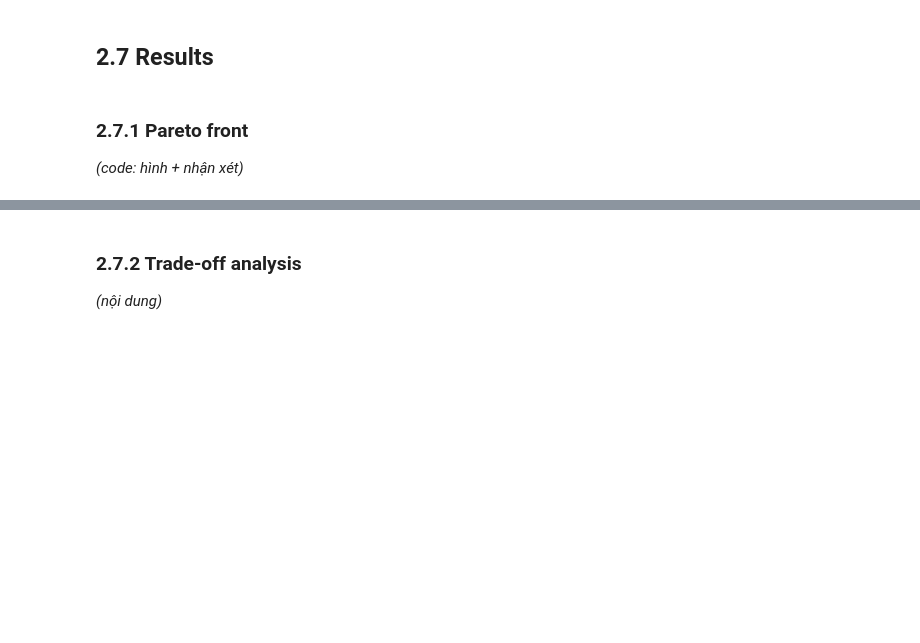
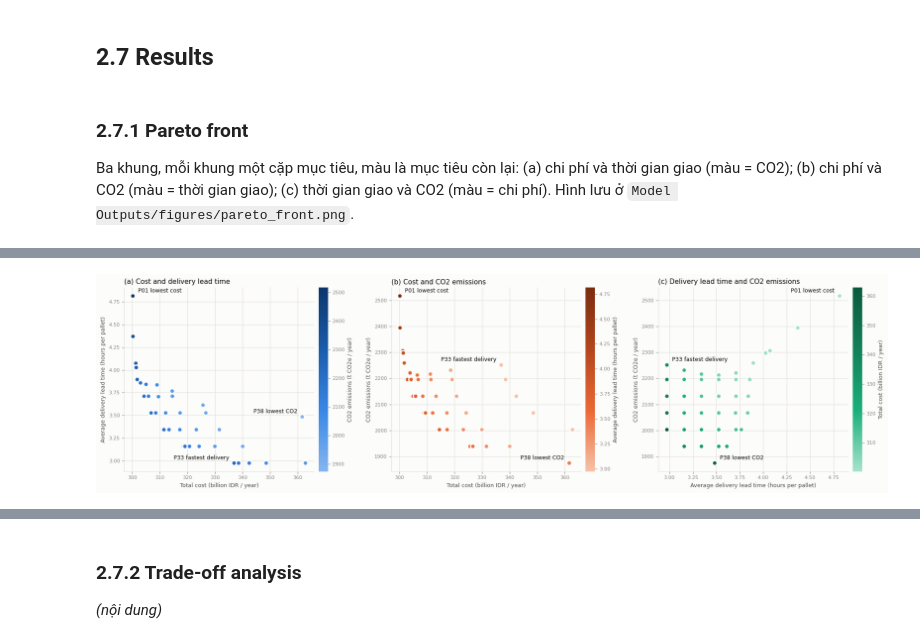
Before and after one commit to phucvoftu2/KLTN-, a Jupyter notebook: Coding notebook/Multi-Objective Optimization.ipynb, the cells around one changed output, grey strips where cells are left out. Cells and saved outputs as stored; diff of their text form; code cells hidden in the pictures; blank space fills up the shorter version.

```diff
--- a/Coding notebook/Multi-Objective Optimization.ipynb
+++ b/Coding notebook/Multi-Objective Optimization.ipynb
@@ -338,8 +416,8 @@ m.Y = pyo.Var(m.J_dec, domain=pyo.Binary)                                # mở
 m.T = pyo.Var(m.A_tr, domain=pyo.NonNegativeReals)                       # pallet/năm kho -> kho
 m.X = pyo.Var(m.A_lm, domain=pyo.NonNegativeReals)                       # pallet/năm kho -> khách
 
-def mo(j):                                                               # Y_j, riêng NDC luôn = 1
-    return 1 if j == NDC else m.Y[j]
+def mo(j):                                                               # Y_j, riêng NDC và RDC luôn = 1
+    return 1 if j in J_FIXED else m.Y[j]
 
 # Lượng xuất khỏi kho j = chở sang kho khác + giao cho khách
 m.Xuat = pyo.Expression(m.J, rule=lambda m, j: sum(m.T[j, l] for l in ra_tr[j]) + sum(m.X[j, k] for k in ra_lm[j]))
@@ -547,7 +640,10 @@ CO2 / pallet (kg): transfer trung vị 29.3 | last-mile trung vị 88.8
 # %%
 # ===== 2.4.1 ĐÁP ỨNG CẦU =====
-# Mỗi nhóm khách k nhận đúng d_k pallet/năm, cộng từ mọi kho giao tới
-m.Cau = pyo.Constraint(m.K, rule=lambda m, k: sum(m.X[j, k] for j in vao_k[k]) == m.d[k])
+# Mỗi nhóm khách k nhận ÍT NHẤT d_k pallet/năm, cộng từ mọi kho giao tới (vao_k[k] = các kho có tuyến tới k)
+# Dùng ">=": giao dư chỉ làm tăng chi phí và CO2, nên nghiệm tối ưu vẫn giao đúng d_k (ô 2.5.1 kiểm tra lại)
+if hasattr(m, "Cau"):
+    m.del_component(m.Cau)                                               # xoá ràng buộc cũ nếu chạy lại ô này
+m.Cau = pyo.Constraint(m.K, rule=lambda m, k: sum(m.X[j, k] for j in vao_k[k]) >= m.d[k])
 print(f"Ràng buộc cầu: {len(m.Cau):,}")
 # %% [output]
 Ràng buộc cầu: 3,346
@@ -577,7 +720,7 @@ gioi_han = {j: min(cap[j], TONG_CAU * 1.5) for j in J}                   # ×1.5
 m.SucChua = pyo.Constraint(m.J, rule=lambda m, j: m.Xuat[j] <= gioi_han[j] * mo(j))
 
 # (b) Ràng buộc chặt hơn (giúp solver giải nhanh, không đổi kết quả): kho đóng thì không giao cho khách
-m.GiaoKhiMo = pyo.Constraint([a for a in A_lm if a[0] != NDC],
+m.GiaoKhiMo = pyo.Constraint([a for a in A_lm if a[0] in J_dec],
                              rule=lambda m, j, k: m.X[j, k] <= m.d[k] * m.Y[j])
 print(f"Ràng buộc sức chứa: {len(m.SucChua):,} | giao-khi-mở: {len(m.GiaoKhiMo):,}")
 # %% [output]
@@ -621,12 +875,12 @@ for ten, e in [("Thuê kho", m.C_thue), ("Chở kho->kho", m.C_transfer), ("Ch
                ("Handling", m.C_handling), ("TỔNG f1", m.f1)]:
     print(f"{ten:16s}: {pyo.value(e):>10,.2f} tỷ IDR/năm")
 if hasattr(m, "f2"):
-    print(f"{'f2 (giao trễ)':16s}: {pyo.value(m.f2):>10,.0f} pallet/năm ({pyo.value(m.f2) / d.sum():.1%} cầu)")
+    print(f"{'f2 (ngày giao)':16s}: {pyo.value(m.f2):>10,.3f} ngày/pallet (trung bình)")
 if hasattr(m, "f3"):
     print(f"{'f3 (CO2)':16s}: {pyo.value(m.f3):>10,.0f} tấn CO2e/năm")
 
 # --- Kho mở ---
-mo_kho = [NDC] + [j for j in J_dec if pyo.value(m.Y[j]) > 0.5]
+mo_kho = J_FIXED + [j for j in J_dec if pyo.value(m.Y[j]) > 0.5]
 ket_qua = pd.DataFrame({"Mo": [j in mo_kho for j in J], "Xuat": [pyo.value(m.Xuat[j]) for j in J]}, index=J)
 ket_qua = ket_qua.join(fac[["FacilityType", "MainIsland"]]).join(cap)
 ket_qua["Dung_suc_chua"] = ket_qua["Xuat"] / ket_qua["CapYear"]         # % sức chứa đã dùng
@@ -713,4 +1417,61 @@ Tuyến kho -> kho có hàng đi: 35 | trong đó tuyến ước lượng: 0
 # %% [markdown]
 ### 2.7.1 Pareto front
 
-*(code: hình + nhận xét)*
+Ba khung, mỗi khung một cặp mục tiêu, màu là mục tiêu còn lại: (a) chi phí và thời gian giao (màu = CO2); (b) chi phí và CO2 (màu = thời gian giao); (c) thời gian giao và CO2 (màu = chi phí). Hình lưu ở `Model Outputs/figures/pareto_front.png`.
+# %%
+# ===== 2.7.1 HÌNH ĐƯỜNG PARETO =====
+# 3 khung, mỗi khung 1 cặp mục tiêu, màu = mục tiêu còn lại:
+#   (a) chi phí - thời gian giao, màu = CO2 | (b) chi phí - CO2, màu = thời gian giao | (c) thời gian giao - CO2, màu = chi phí
+# Chữ trong hình bằng tiếng Anh để đưa thẳng vào luận văn
+import matplotlib.pyplot as plt
+from matplotlib.colors import LinearSegmentedColormap
+
+pareto = pd.read_parquet(OUT / "pareto.parquet")                         # tập Pareto đã lưu ở 2.6.4
+print(pareto[["PhuongAn", "f1", "f2_gio", "f3", "SoKhoMo"]].head(10).round(2).to_string())
+
+# --- Màu: mỗi khung một thang màu 1 sắc độ, nhạt -> đậm (xanh = CO2, cam = thời gian giao, xanh ngọc = chi phí) ---
+XANH = LinearSegmentedColormap.from_list("xanh", ["#86b6ef", "#3987e5", "#1c5cab", "#0d366b"])
+CAM = LinearSegmentedColormap.from_list("cam", ["#f6c2a8", "#eb6834", "#b4461c", "#7a2d10"])
+NGOC = LinearSegmentedColormap.from_list("ngoc", ["#a6e3cc", "#1baf7a", "#12805a", "#0b5a3f"])
+NEN, CHU, PHU, MO, LUOI = "#fcfcfb", "#0b0b0b", "#52514e", "#898781", "#e1e0d9"   # nền, chữ chính, chữ phụ, nhãn trục, lưới
+
+# --- 3 góc được ghi nhãn (phương án rẻ nhất trong số các phương án cùng đạt mức tốt nhất) ---
+goc = {pareto.loc[pareto["f1"].idxmin(), "PhuongAn"]: "lowest cost",
+       pareto[pareto["f2"] <= pareto["f2"].min() + 1e-4].sort_values("f1")["PhuongAn"].iloc[0]: "fastest delivery",   # rẻ nhất trong các phương án nhanh nhất
+       pareto[pareto["f3"] <= pareto["f3"].min() + 1.0].sort_values("f1")["PhuongAn"].iloc[0]: "lowest CO2"}         # rẻ nhất trong các phương án ít CO2 nhất
+
+TEN = {"f1": "Total cost (billion IDR / year)", "f2_gio": "Average delivery lead time (hours per pallet)",
+       "f3": "CO2 emissions (t CO2e / year)"}
+fig, axes = plt.subplots(1, 3, figsize=(18, 5), facecolor=NEN)
+khung = [(axes[0], "f1", "f2_gio", "f3", XANH, "(a) Cost and delivery lead time"),
+         (axes[1], "f1", "f3", "f2_gio", CAM, "(b) Cost and CO2 emissions"),
+         (axes[2], "f2_gio", "f3", "f1", NGOC, "(c) Delivery lead time and CO2 emissions")]
+for ax, x, y, mau, cmap, tieu_de in khung:
+    diem = ax.scatter(pareto[x], pareto[y], c=pareto[mau], cmap=cmap, s=60,
+                      edgecolors=NEN, linewidths=2, zorder=3)             # chấm cỡ vừa, viền màu nền để chấm chồng nhau vẫn tách
+    cb = fig.colorbar(diem, ax=ax, pad=0.02)
+    cb.set_label(TEN[mau], color=PHU, fontsize=9)
+    cb.outline.set_visible(False)
+    cb.ax.tick_params(colors=MO, labelsize=8)
+    for pa, nhan in goc.items():                                         # nhãn trực tiếp chỉ cho 3 góc
+        r = pareto[pareto["PhuongAn"] == pa].iloc[0]
+        ben_phai = r[x] > pareto[x].median()                             # điểm bên phải: đặt nhãn sang trái cho khỏi tràn
+        ax.annotate(f"{pa} {nhan}", (r[x], r[y]), xytext=(-8 if ben_phai else 8, 6), textcoords="offset points",
+                    ha="right" if ben_phai else "left", fontsize=9, color=CHU)
+    ax.set_title(tieu_de, loc="left", color=CHU, fontsize=11)
+    ax.set_xlabel(TEN[x], color=PHU, fontsize=9)
+    ax.set_ylabel(TEN[y], color=PHU, fontsize=9)
+    ax.set_facecolor(NEN)
+    ax.grid(True, color=LUOI, linewidth=0.8)
+    ax.set_axisbelow(True)                                               # lưới nằm dưới chấm
+    for s in ["top", "right"]:
+        ax.spines[s].set_visible(False)
+    for s in ["left", "bottom"]:
+        ax.spines[s].set_color(LUOI)
+    ax.tick_params(colors=MO, labelsize=8)
+fig.tight_layout()
+
+(OUT / "figures").mkdir(exist_ok=True)
+fig.savefig(OUT / "figures" / "pareto_front.png", dpi=200, bbox_inches="tight")
+plt.show()
+# %% [output]
@@ -716,0 +1489 @@ Tuyến kho -> kho có hàng đi: 35 | trong đó tuyến ước lượng: 0
+[figure, added]
```
Also changed, not shown: parts of 34 cells of this notebook, 12 other files.
